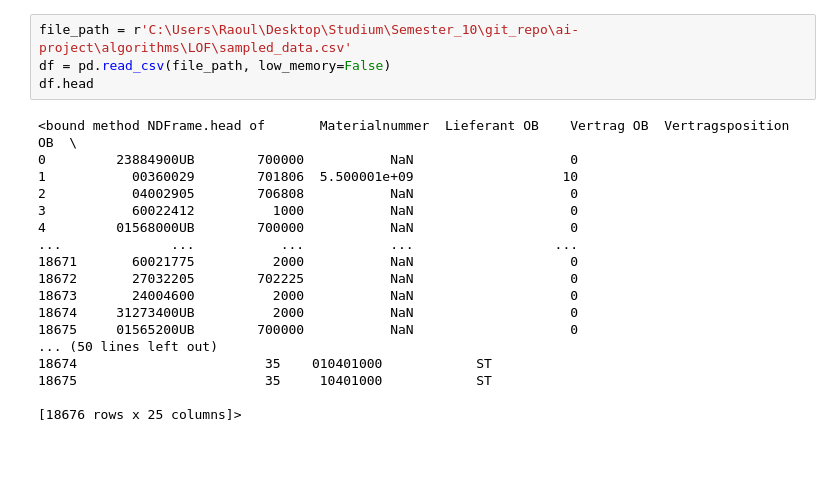
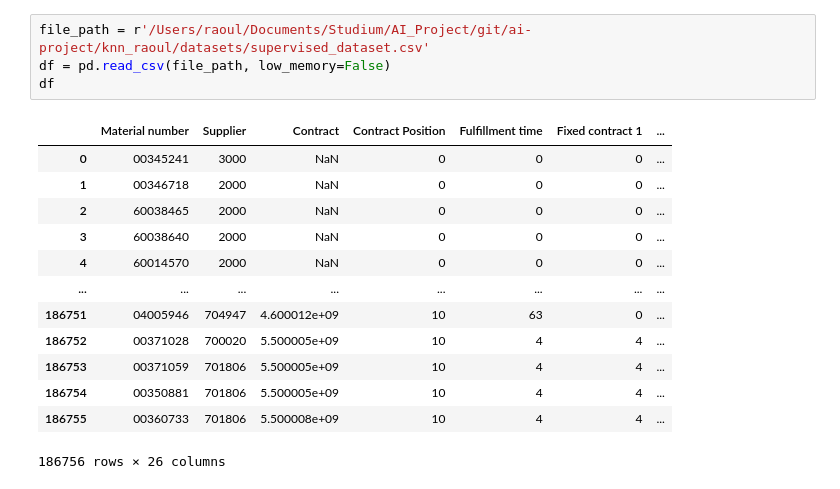
Before and after one commit to deniz361/ai-project, a Jupyter notebook: algorithms/Kmeans/kmeans.ipynb, the cells around one changed output. Drawn from its saved outputs; the diff is of its cells as text; blank space fills up the shorter version.

```diff
--- a/algorithms/Kmeans/kmeans.ipynb
+++ b/algorithms/Kmeans/kmeans.ipynb
@@ -170,22 +300,18 @@ Reduced Data:
 # %%
-file_path = r'C:\Users\Raoul\Desktop\Studium\Semester_10\git_repo\ai-project\algorithms\LOF\sampled_data.csv'
+file_path = r'/Users/raoul/Documents/Studium/AI_Project/git/ai-project/knn_raoul/datasets/supervised_dataset.csv'
 df = pd.read_csv(file_path, low_memory=False)
-df.head
+df
 # %% [output]
+|  | Material number | Supplier | Contract | Contract Position | Fulfillment time | Fixed contract 1 | ... |
+| 0 | 00345241 | 3000 | NaN | 0 | 0 | 0 | ... |
+| 1 | 00346718 | 2000 | NaN | 0 | 0 | 0 | ... |
+| 2 | 60038465 | 2000 | NaN | 0 | 0 | 0 | ... |
+| 3 | 60038640 | 2000 | NaN | 0 | 0 | 0 | ... |
+| 4 | 60014570 | 2000 | NaN | 0 | 0 | 0 | ... |
+| ... | ... | ... | ... | ... | ... | ... | ... |
+| 186751 | 04005946 | 704947 | 4.600012e+09 | 10 | 63 | 0 | ... |
+| 186752 | 00371028 | 700020 | 5.500005e+09 | 10 | 4 | 4 | ... |
+| 186753 | 00371059 | 701806 | 5.500005e+09 | 10 | 4 | 4 | ... |
+| 186754 | 00350881 | 701806 | 5.500005e+09 | 10 | 4 | 4 | ... |
+| 186755 | 00360733 | 701806 | 5.500008e+09 | 10 | 4 | 4 | ... |
-<bound method NDFrame.head of       Materialnummer  Lieferant OB    Vertrag OB  Vertragsposition OB  \
-0         23884900UB        700000           NaN                    0
-1           00360029        701806  5.500001e+09                   10
-2           04002905        706808           NaN                    0
-3           60022412          1000           NaN                    0
-4         01568000UB        700000           NaN                    0
-...              ...           ...           ...                  ...
-18671       60021775          2000           NaN                    0
-18672       27032205        702225           NaN                    0
-18673       24004600          2000           NaN                    0
-18674     31273400UB          2000           NaN                    0
-18675     01565200UB        700000           NaN                    0
-... (50 lines left out)
-18674                        35    010401000            ST
-18675                        35     10401000            ST
-
-[18676 rows x 25 columns]>
+186756 rows × 26 columns
```
Also changed, not shown: parts of 12 cells of this notebook.
